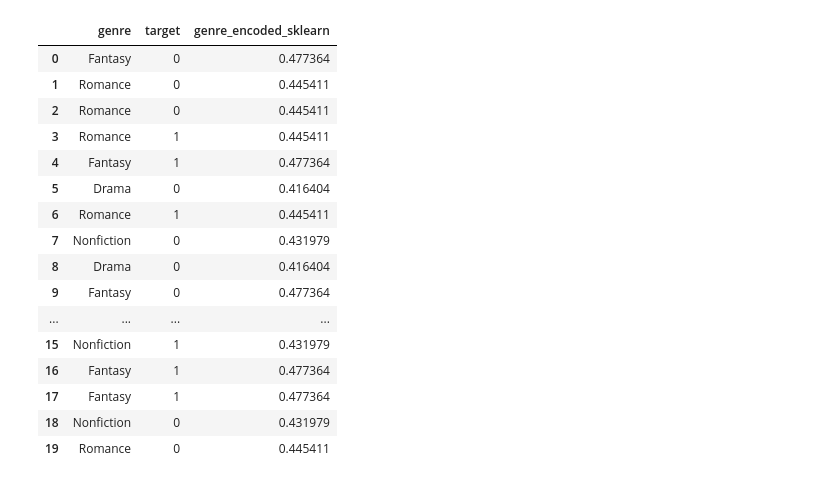
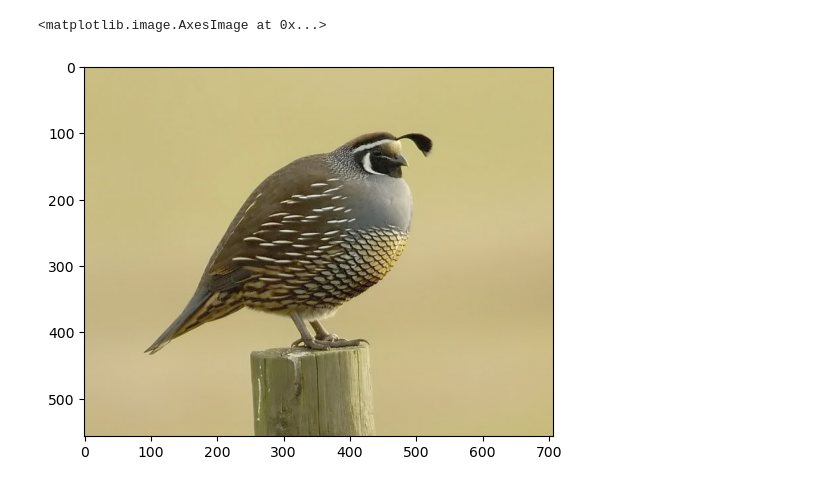
Before and after one commit to Stoymirov/Small-researches, a Jupyter notebook: Untitled.ipynb, the cells around one changed output. Cells and saved outputs as stored; diff of their text form; code cells hidden in the pictures.

```diff
--- a/Untitled.ipynb
+++ b/Untitled.ipynb
@@ -43,20 +13,8 @@ df["genre_encoded_sklearn"] = encoder.fit_transform(df['genre'],df['target'])
-# %%
-df
-# %% [output]
-|  | genre | target | genre_encoded_sklearn |
-| 0 | Fantasy | 0 | 0.477364 |
-| 1 | Romance | 0 | 0.445411 |
-| 2 | Romance | 0 | 0.445411 |
-| 3 | Romance | 1 | 0.445411 |
-| 4 | Fantasy | 1 | 0.477364 |
-| 5 | Drama | 0 | 0.416404 |
-| 6 | Romance | 1 | 0.445411 |
-| 7 | Nonfiction | 0 | 0.431979 |
-| 8 | Drama | 0 | 0.416404 |
-| 9 | Fantasy | 0 | 0.477364 |
-| ... | ... | ... | ... |
-| 15 | Nonfiction | 1 | 0.431979 |
-| 16 | Fantasy | 1 | 0.477364 |
-| 17 | Fantasy | 1 | 0.477364 |
-| 18 | Nonfiction | 0 | 0.431979 |
-| 19 | Romance | 0 | 0.445411 |
+# %%
+image_url = "https://upload.wikimedia.org/wikipedia/commons/a/aa/California_quail.jpg"
+image_path = keras.utils.get_file(origin = image_url)
+image = keras.utils.load_img(image_path)
+plt.imshow(image)
+# %% [output]
+<matplotlib.image.AxesImage at 0x...>
+[figure, added]
```
Also changed, not shown: parts of 11 cells of this notebook, 6 other files.
